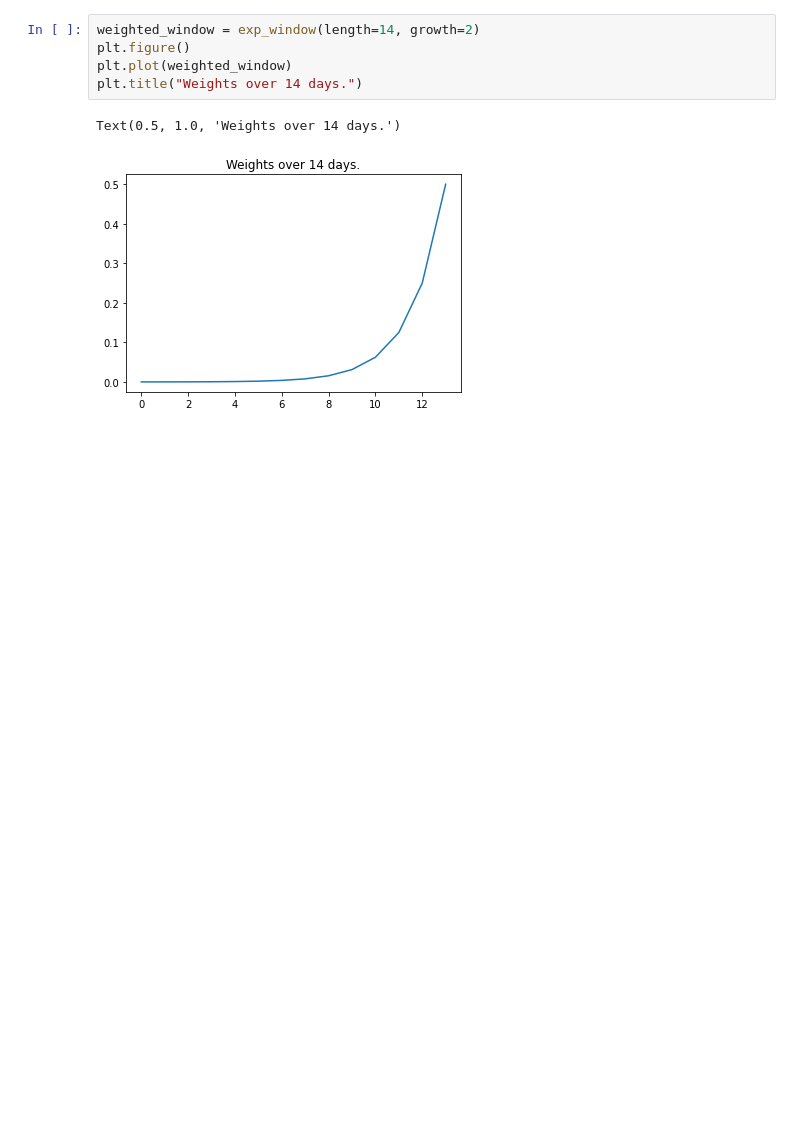
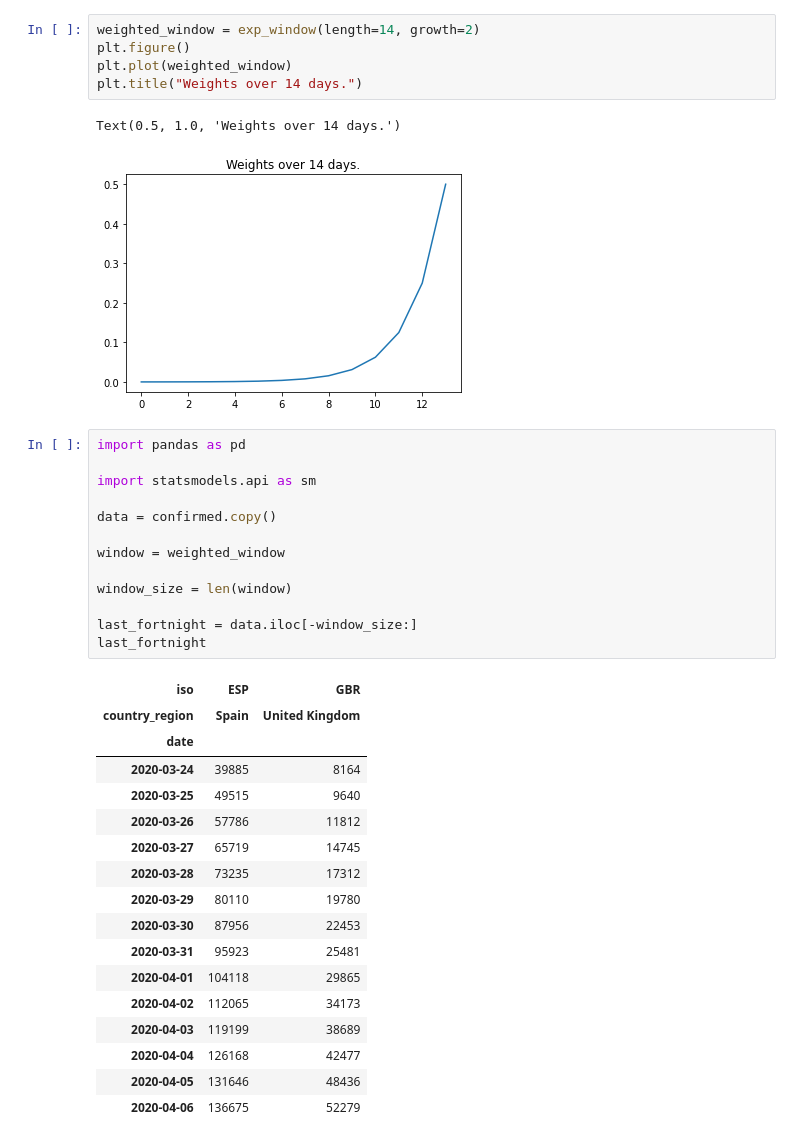
Before and after one commit to jmrr/covid19-data-analysis, a Jupyter notebook: covid19_analysis.ipynb, the cells around one changed output. Drawn from its saved outputs; the diff is of its cells as text; blank space fills up the shorter version.

```diff
--- a/covid19_analysis.ipynb
+++ b/covid19_analysis.ipynb
@@ -93,3 +107,34 @@ plt.title("Weights over 14 days.")
 # %% [output]
 Text(0.5, 1.0, 'Weights over 14 days.')
 [figure]
+# %%
+import pandas as pd
+
+import statsmodels.api as sm
+
+data = confirmed.copy()
+
+window = weighted_window
+
+window_size = len(window)
+
+last_fortnight = data.iloc[-window_size:]
+last_fortnight
+# %% [output]
+| iso | ESP | GBR |
+| country_region | Spain | United Kingdom |
+| date |  |  |
+| 2020-03-24 | 39885 | 8164 |
+| 2020-03-25 | 49515 | 9640 |
+| 2020-03-26 | 57786 | 11812 |
+| 2020-03-27 | 65719 | 14745 |
+| 2020-03-28 | 73235 | 17312 |
+| 2020-03-29 | 80110 | 19780 |
+| 2020-03-30 | 87956 | 22453 |
+| 2020-03-31 | 95923 | 25481 |
+| 2020-04-01 | 104118 | 29865 |
+| 2020-04-02 | 112065 | 34173 |
+| 2020-04-03 | 119199 | 38689 |
+| 2020-04-04 | 126168 | 42477 |
+| 2020-04-05 | 131646 | 48436 |
+| 2020-04-06 | 136675 | 52279 |
```
Also changed, not shown: parts of 13 cells of this notebook.
